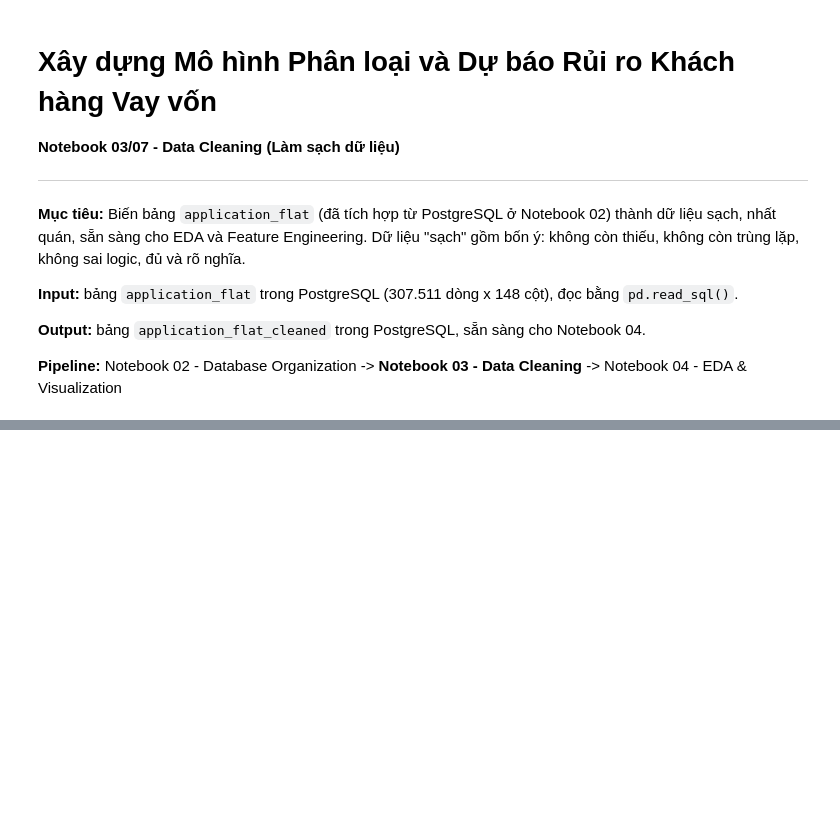
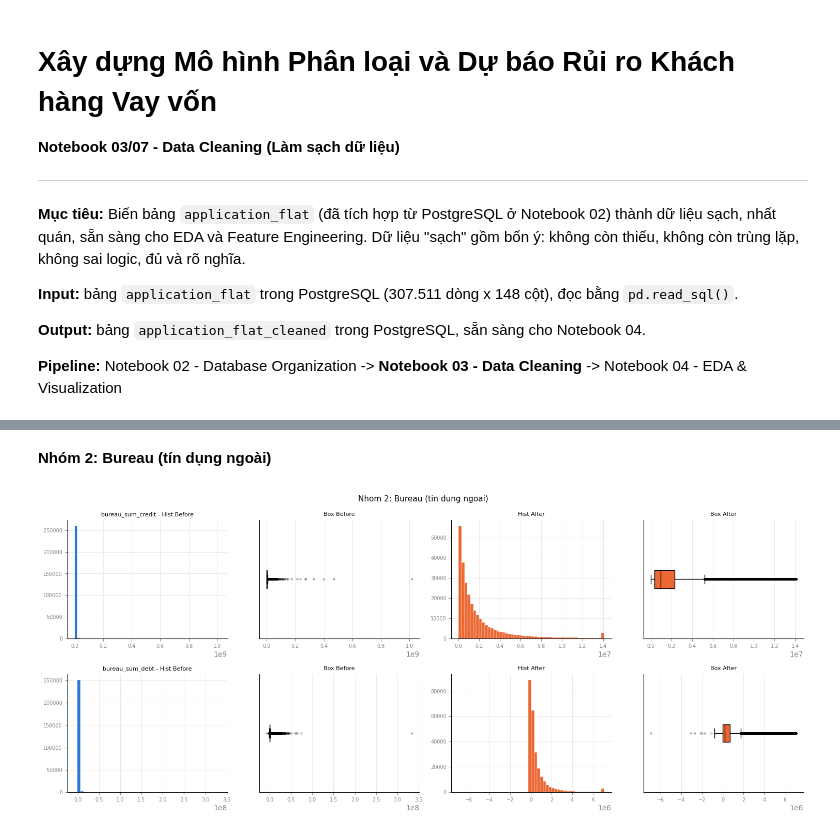
Before and after one commit to thanhhung9720001-collab/credit-risk-classifier, a Jupyter notebook: notebooks/03_data_cleaning.ipynb, the cells around one changed output, grey strips where cells are left out. Saved outputs shown, nothing was run; the diff lists cells and outputs as text; code cells hidden in the pictures; blank space fills up the shorter version.

```diff
--- a/notebooks/03_data_cleaning.ipynb
+++ b/notebooks/03_data_cleaning.ipynb
@@ -729,0 +526,6 @@ Kiểm tra shape và sk_id_curr sau khi lưu: OK
+# %% [markdown]
+**Nhóm 2: Bureau (tín dụng ngoài)**
+# %%
+plot_before_after(['bureau_sum_credit', 'bureau_sum_debt'], 'Nhom 2: Bureau (tin dung ngoai)')
+# %% [output]
+[figure, added]
```
Also changed, not shown: parts of 167 cells of this notebook.
